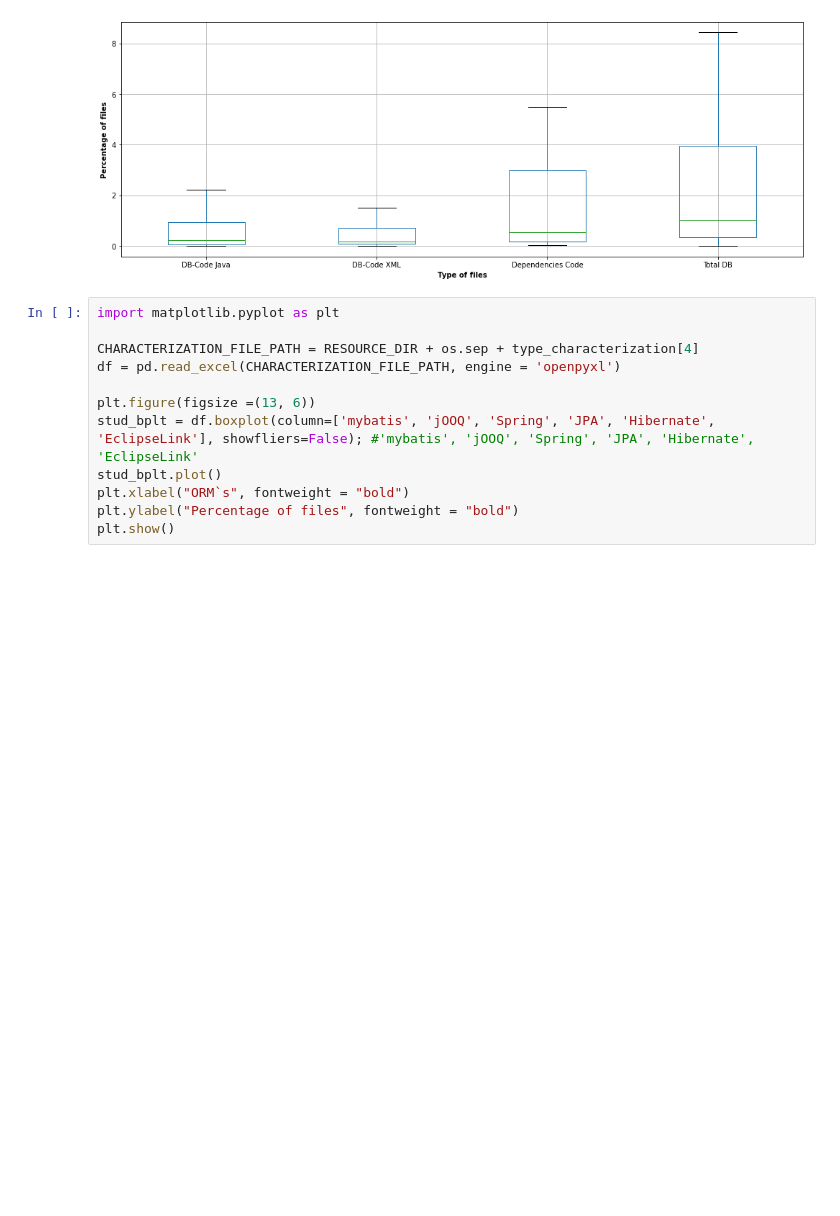
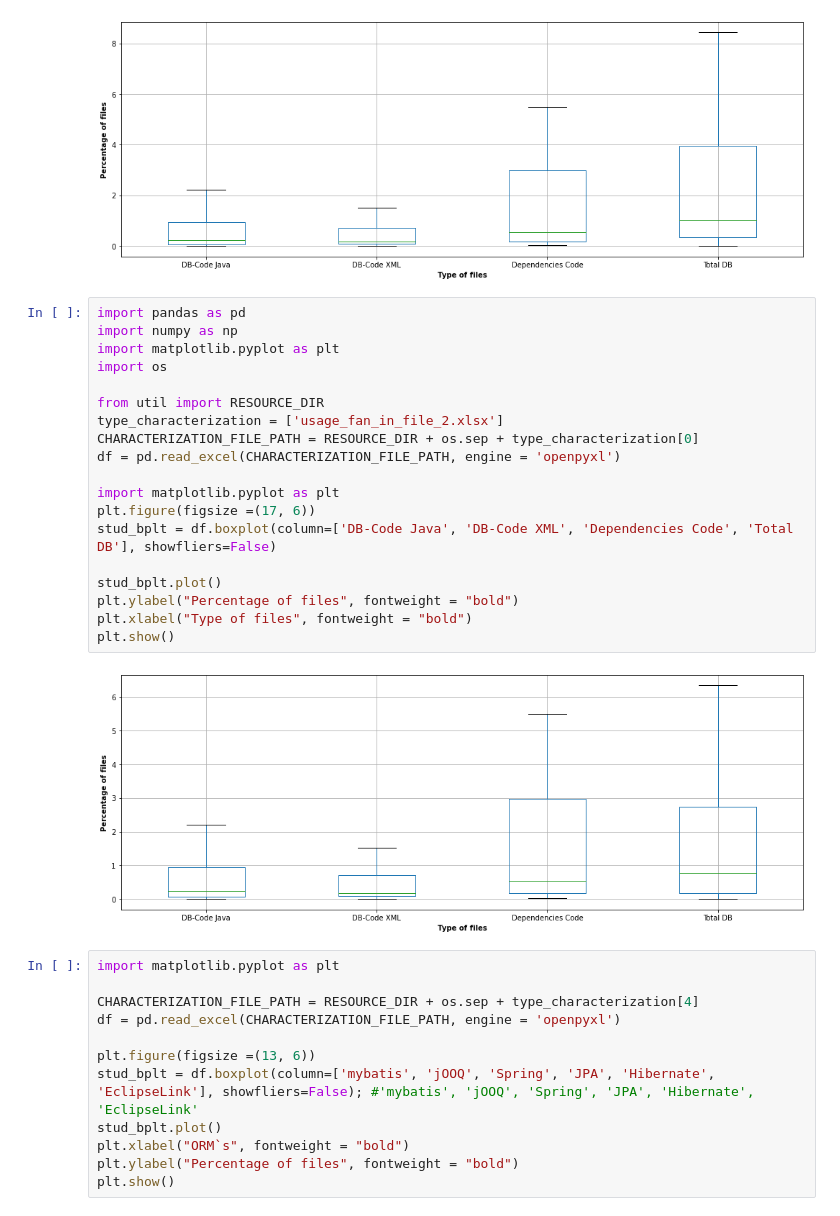
Before and after one commit to gems-uff/db-mining, a Jupyter notebook: src/results_implementation_characterization.ipynb, the cells around one changed output. Cells and saved outputs as stored; diff of their text form; blank space fills up the shorter version.

```diff
--- a/src/results_implementation_characterization.ipynb
+++ b/src/results_implementation_characterization.ipynb
@@ -141,6 +141,27 @@ plt.xlabel("Type of files", fontweight = "bold")
 plt.show()
 # %% [output]
 [figure]
+# %%
+import pandas as pd
+import numpy as np
+import matplotlib.pyplot as plt
+import os
+
+from util import RESOURCE_DIR
+type_characterization = ['usage_fan_in_file_2.xlsx']
+CHARACTERIZATION_FILE_PATH = RESOURCE_DIR + os.sep + type_characterization[0]
+df = pd.read_excel(CHARACTERIZATION_FILE_PATH, engine = 'openpyxl')
+
+import matplotlib.pyplot as plt
+plt.figure(figsize =(17, 6))
+stud_bplt = df.boxplot(column=['DB-Code Java', 'DB-Code XML', 'Dependencies Code', 'Total DB'], showfliers=False)
+
+stud_bplt.plot()
+plt.ylabel("Percentage of files", fontweight = "bold")
+plt.xlabel("Type of files", fontweight = "bold")
+plt.show()
+# %% [output]
+[figure, added]
 # %%
 import matplotlib.pyplot as plt
 
```
Also changed, not shown: parts of 3 cells of this notebook, 12 other files.
